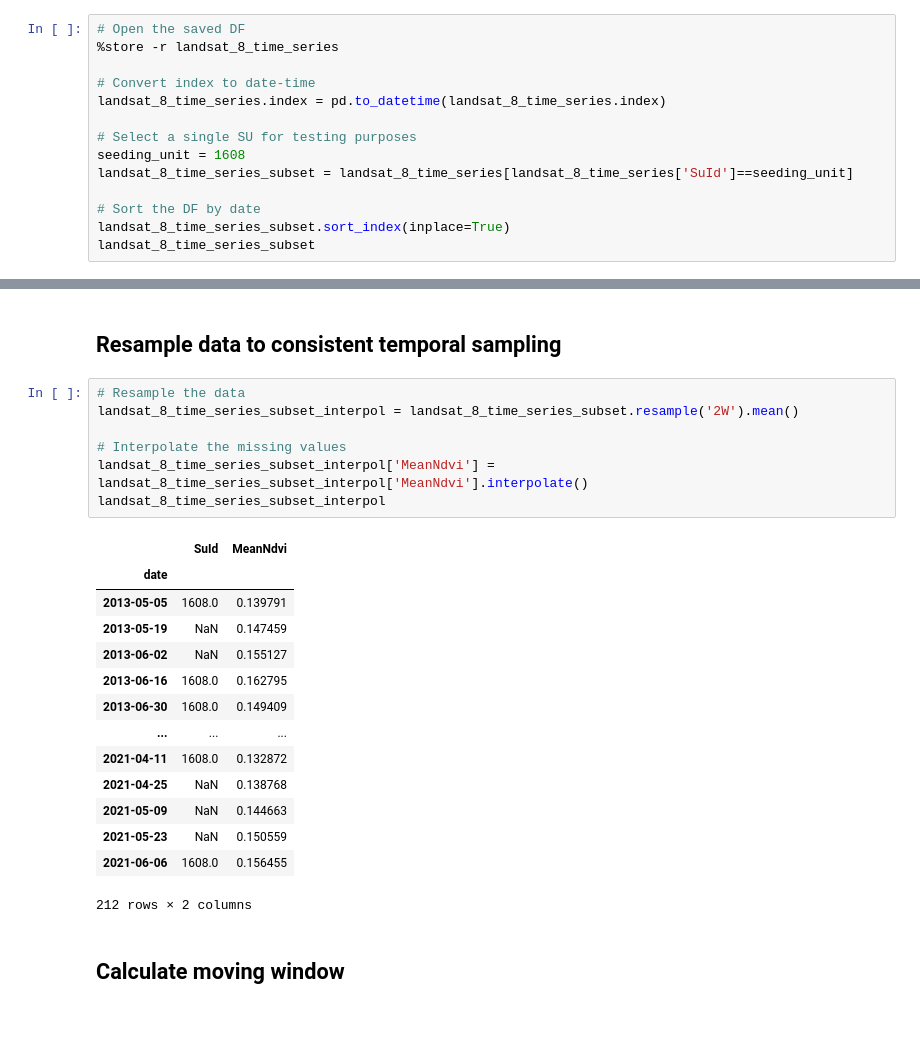
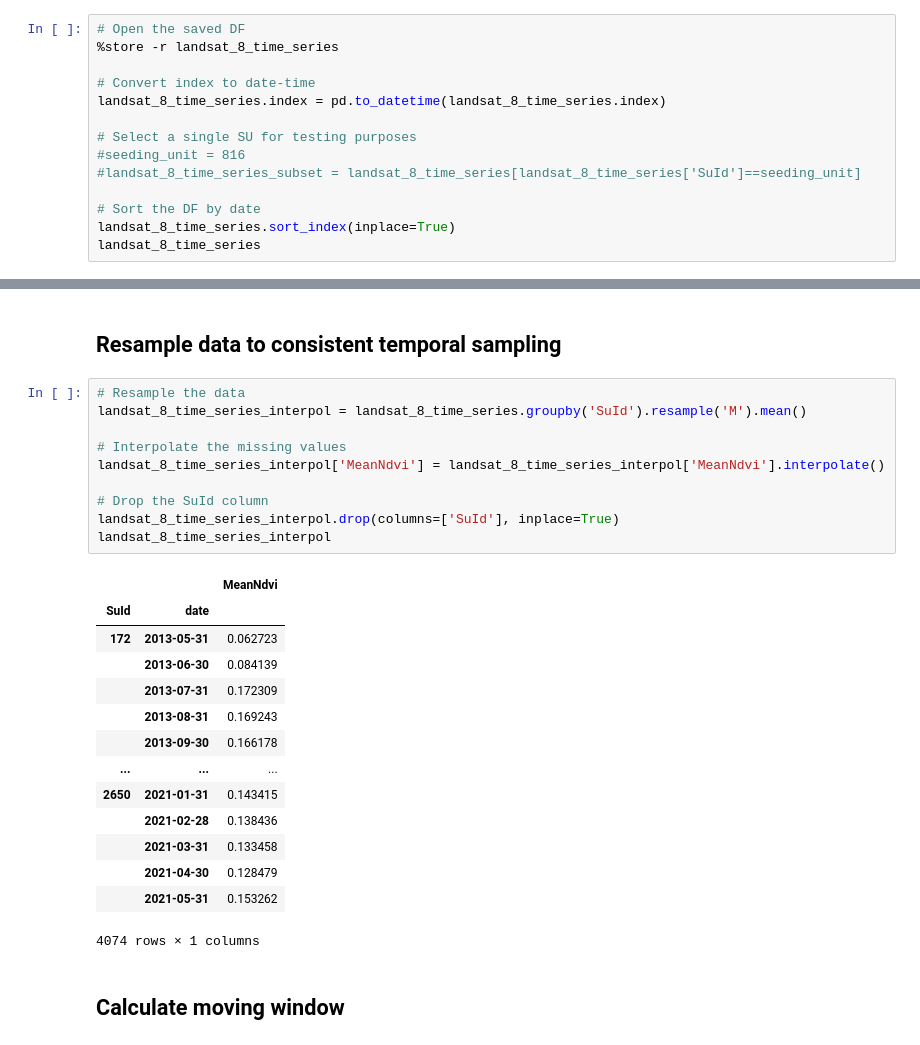
Before and after one commit to haselwimmer/vegetation-restoration-monitoring, a Jupyter notebook: final_notebooks/3-preprocess-rs-timeseries.ipynb, the cells around one changed output, grey strips where cells are left out. Drawn from its saved outputs; the diff is of its cells as text.

```diff
--- a/final_notebooks/3-preprocess-rs-timeseries.ipynb
+++ b/final_notebooks/3-preprocess-rs-timeseries.ipynb
@@ -24,10 +24,10 @@ os.chdir(os.path.join('D:/',
 landsat_8_time_series.index = pd.to_datetime(landsat_8_time_series.index)
 
 # Select a single SU for testing purposes
-seeding_unit = 1608
-landsat_8_time_series_subset = landsat_8_time_series[landsat_8_time_series['SuId']==seeding_unit]
+#seeding_unit = 816
+#landsat_8_time_series_subset = landsat_8_time_series[landsat_8_time_series['SuId']==seeding_unit]
 
 # Sort the DF by date
-landsat_8_time_series_subset.sort_index(inplace=True)
-landsat_8_time_series_subset
+landsat_8_time_series.sort_index(inplace=True)
+landsat_8_time_series
 # %% [output]
@@ -53,25 +49,28 @@ See the caveats in the documentation: https://pandas.pydata.org/pandas-docs/stab
 ## Resample data to consistent temporal sampling
 # %%
 # Resample the data
-landsat_8_time_series_subset_interpol = landsat_8_time_series_subset.resample('2W').mean()
+landsat_8_time_series_interpol = landsat_8_time_series.groupby('SuId').resample('M').mean()
 
 # Interpolate the missing values
-landsat_8_time_series_subset_interpol['MeanNdvi'] = landsat_8_time_series_subset_interpol['MeanNdvi'].interpolate()
-landsat_8_time_series_subset_interpol
+landsat_8_time_series_interpol['MeanNdvi'] = landsat_8_time_series_interpol['MeanNdvi'].interpolate()
+
+# Drop the SuId column
+landsat_8_time_series_interpol.drop(columns=['SuId'], inplace=True)
+landsat_8_time_series_interpol
 # %% [output]
-|  | SuId | MeanNdvi |
-| date |  |  |
-| 2013-05-05 | 1608.0 | 0.139791 |
-| 2013-05-19 | NaN | 0.147459 |
-| 2013-06-02 | NaN | 0.155127 |
-| 2013-06-16 | 1608.0 | 0.162795 |
-| 2013-06-30 | 1608.0 | 0.149409 |
+|  |  | MeanNdvi |
+| SuId | date |  |
+| 172 | 2013-05-31 | 0.062723 |
+|  | 2013-06-30 | 0.084139 |
+|  | 2013-07-31 | 0.172309 |
+|  | 2013-08-31 | 0.169243 |
+|  | 2013-09-30 | 0.166178 |
 | ... | ... | ... |
-| 2021-04-11 | 1608.0 | 0.132872 |
-| 2021-04-25 | NaN | 0.138768 |
-| 2021-05-09 | NaN | 0.144663 |
-| 2021-05-23 | NaN | 0.150559 |
-| 2021-06-06 | 1608.0 | 0.156455 |
+| 2650 | 2021-01-31 | 0.143415 |
+|  | 2021-02-28 | 0.138436 |
+|  | 2021-03-31 | 0.133458 |
+|  | 2021-04-30 | 0.128479 |
+|  | 2021-05-31 | 0.153262 |
-212 rows × 2 columns
+4074 rows × 1 columns
 # %% [markdown]
 ## Calculate moving window
```
Also changed, not shown: parts of 4 cells of this notebook, 3 other files.
